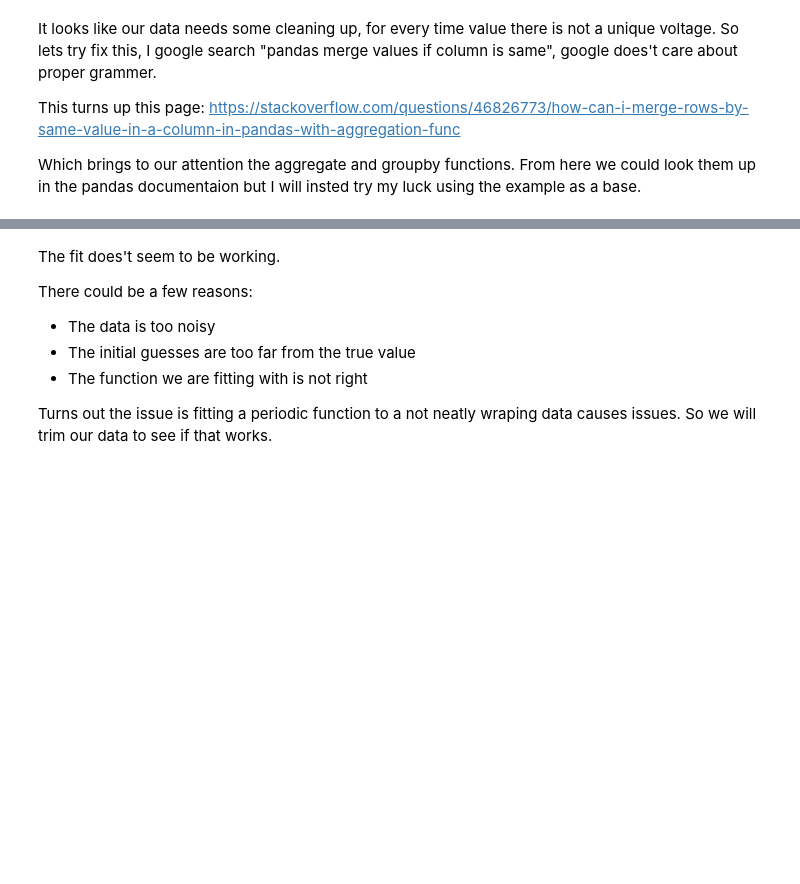
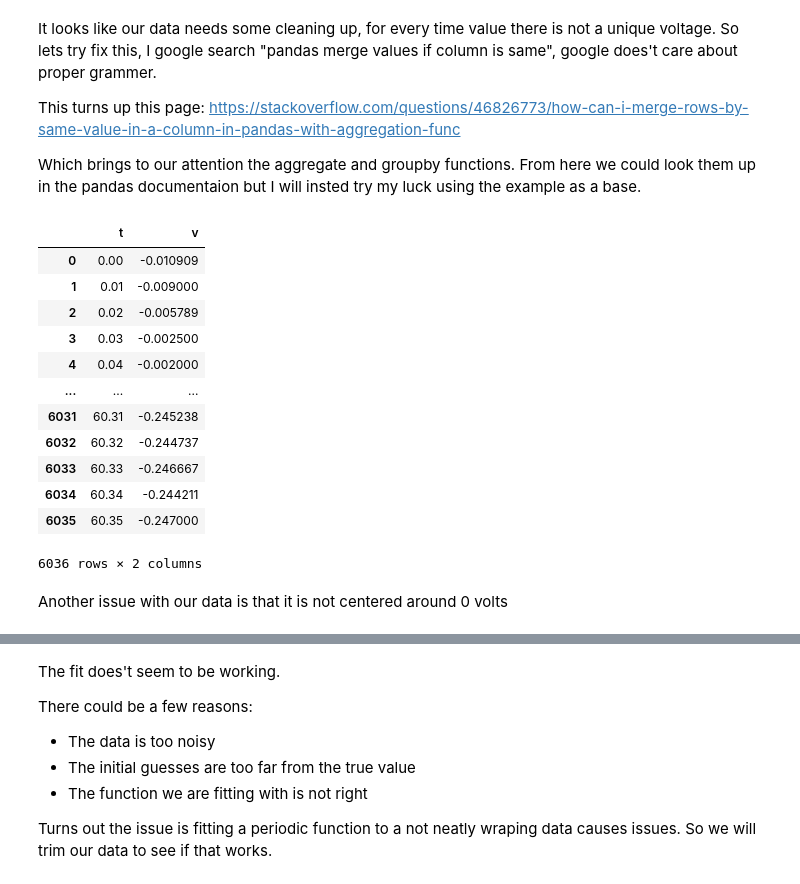
Before and after one commit to phys3112/Tutorials-with-Matt, a Jupyter notebook: Tutorial 2 Experimental data and fitting.ipynb, the cells around one changed output, grey strips where cells are left out. Drawn from its saved outputs; the diff is of its cells as text; code cells hidden in the pictures; blank space fills up the shorter version.

```diff
--- a/Tutorial 2 Experimental data and fitting.ipynb
+++ b/Tutorial 2 Experimental data and fitting.ipynb
@@ -42,6 +80,21 @@ Which brings to our attention the aggregate and groupby functions. From here we
 # %%
 #aggregation_functions = {'price': 'sum', 'amount': 'sum', 'name': 'first'}
 #df_new = df.groupby(df['id']).aggregate(aggregation_functions)
 
-fixedTable = dataTable.groupby(dataTable['t']).aggregate({'v':'mean'})
+#fixedTable = dataTable.groupby(dataTable['t']).aggregate({'v':'mean'})
+fixedTable = dataTable.groupby(dataTable['t'],as_index=False).aggregate({'v':'mean'}) # We dont want to use t as an index
 fixedTable
+# %% [output]
+|  | t | v |
+| 0 | 0.00 | -0.010909 |
+| 1 | 0.01 | -0.009000 |
+| 2 | 0.02 | -0.005789 |
+| 3 | 0.03 | -0.002500 |
+| 4 | 0.04 | -0.002000 |
+| ... | ... | ... |
+| 6031 | 60.31 | -0.245238 |
+| 6032 | 60.32 | -0.244737 |
+| 6033 | 60.33 | -0.246667 |
+| 6034 | 60.34 | -0.244211 |
+| 6035 | 60.35 | -0.247000 |
+6036 rows × 2 columns
@@ -51,3 +101,5 @@ fixedTable
+# %% [markdown]
+Another issue with our data is that it is not centered around 0 volts
 # %%
 #Getting rid of the zero offset
 print(fixedTable.v.mean())
```
Also changed, not shown: parts of 21 cells of this notebook, 1 other file.
